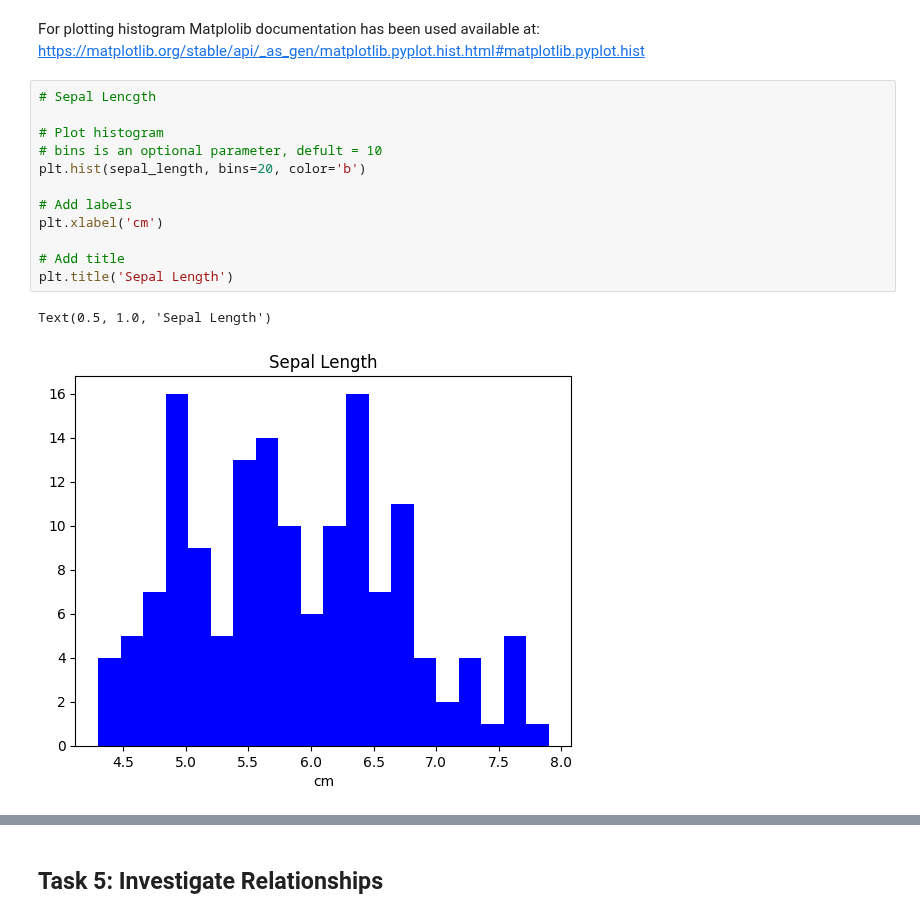
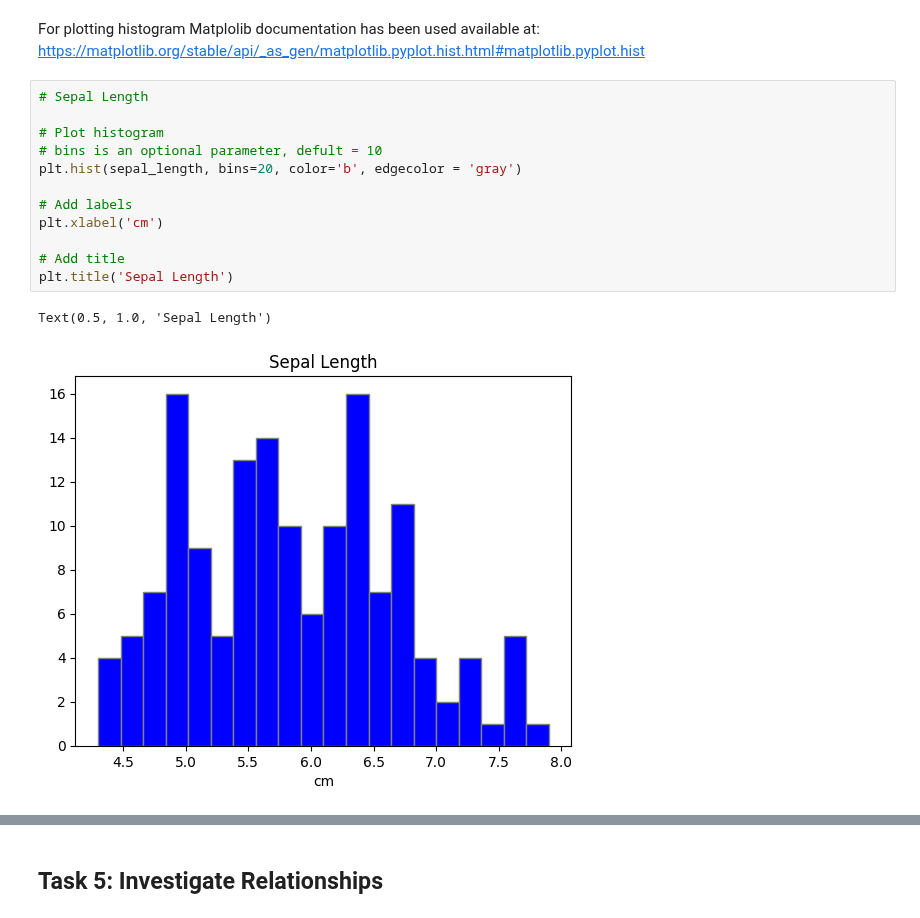
Before and after one commit to Oksyyy/principles_of_data_analytics, a Jupyter notebook: tasks.ipynb, the cells around one changed output, grey strips where cells are left out. Cells and saved outputs as stored; diff of their text form.

```diff
--- a/tasks.ipynb
+++ b/tasks.ipynb
@@ -190,19 +271,19 @@ import matplotlib.pyplot as plt
 # %% [markdown]
 For plotting histogram Matplolib documentation has been used available at: https://matplotlib.org/stable/api/_as_gen/matplotlib.pyplot.hist.html#matplotlib.pyplot.hist
 # %%
-# Sepal Lencgth
+# Sepal Length
 
 # Plot histogram
 # bins is an optional parameter, defult = 10
-plt.hist(sepal_length, bins=20, color='b')
+plt.hist(sepal_length, bins=20, color='b', edgecolor = 'gray')
 
 # Add labels
 plt.xlabel('cm')
 
 # Add title
 plt.title('Sepal Length')
 # %% [output]
 Text(0.5, 1.0, 'Sepal Length')
-[figure, old version]
+[figure, new version]
 # %%
 # Sepal Width
```
Also changed, not shown: parts of 18 cells of this notebook, 1 other file.
